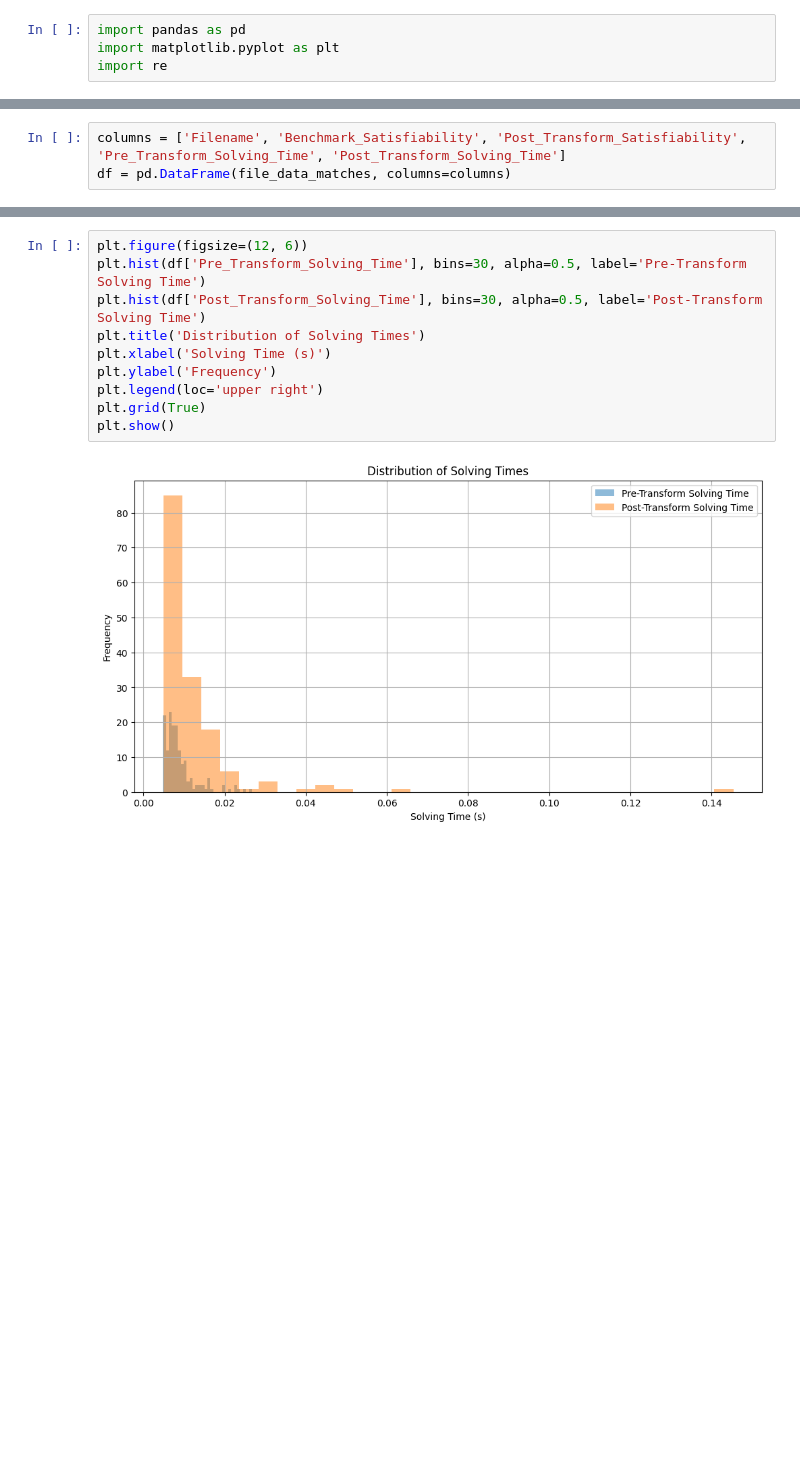
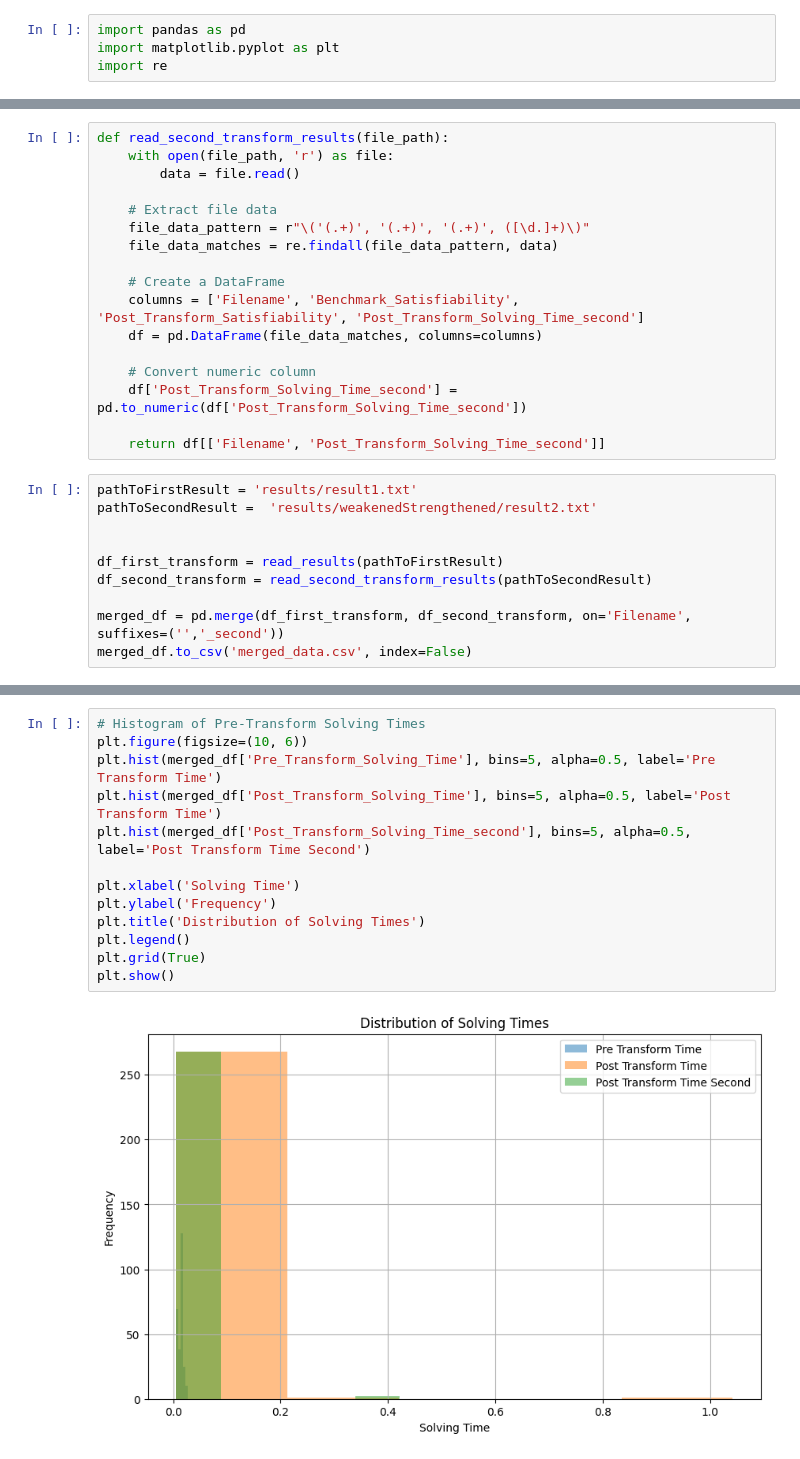
Before and after one commit to toooadi/AST_SMT_project, a Jupyter notebook: data_exploration.ipynb, the cells around one changed output, grey strips where cells are left out. Saved outputs shown, nothing was run; the diff lists cells and outputs as text; blank space fills up the shorter version.

Commit message:
data_exploration adapted

```diff
--- a/data_exploration.ipynb
+++ b/data_exploration.ipynb
@@ -18,3 +4,0 @@ file_data_matches = re.findall(file_data_pattern, data)
-# %%
-columns = ['Filename', 'Benchmark_Satisfiability', 'Post_Transform_Satisfiability', 'Pre_Transform_Solving_Time', 'Post_Transform_Solving_Time']
-df = pd.DataFrame(file_data_matches, columns=columns)
@@ -89,0 +24,27 @@ plt.show()
+# %%
+def read_second_transform_results(file_path):
+    with open(file_path, 'r') as file:
+        data = file.read()
+
+    # Extract file data
+    file_data_pattern = r"\('(.+)', '(.+)', '(.+)', ([\d.]+)\)"
+    file_data_matches = re.findall(file_data_pattern, data)
+
+    # Create a DataFrame
+    columns = ['Filename', 'Benchmark_Satisfiability', 'Post_Transform_Satisfiability', 'Post_Transform_Solving_Time_second']
+    df = pd.DataFrame(file_data_matches, columns=columns)
+
+    # Convert numeric column
+    df['Post_Transform_Solving_Time_second'] = pd.to_numeric(df['Post_Transform_Solving_Time_second'])
+
+    return df[['Filename', 'Post_Transform_Solving_Time_second']]
+# %%
+pathToFirstResult = 'results/result1.txt'
+pathToSecondResult =  'results/weakenedStrengthened/result2.txt'
+
+
+df_first_transform = read_results(pathToFirstResult)
+df_second_transform = read_second_transform_results(pathToSecondResult)
+
+merged_df = pd.merge(df_first_transform, df_second_transform, on='Filename', suffixes=('','_second'))
+merged_df.to_csv('merged_data.csv', index=False)
@@ -90,12 +66,15 @@ plt.show()
 # %%
-plt.figure(figsize=(12, 6))
-plt.hist(df['Pre_Transform_Solving_Time'], bins=30, alpha=0.5, label='Pre-Transform Solving Time')
-plt.hist(df['Post_Transform_Solving_Time'], bins=30, alpha=0.5, label='Post-Transform Solving Time')
+# Histogram of Pre-Transform Solving Times
+plt.figure(figsize=(10, 6))
+plt.hist(merged_df['Pre_Transform_Solving_Time'], bins=5, alpha=0.5, label='Pre Transform Time')
+plt.hist(merged_df['Post_Transform_Solving_Time'], bins=5, alpha=0.5, label='Post Transform Time')
+plt.hist(merged_df['Post_Transform_Solving_Time_second'], bins=5, alpha=0.5, label='Post Transform Time Second')
+
+plt.xlabel('Solving Time')
+plt.ylabel('Frequency')
 plt.title('Distribution of Solving Times')
-plt.xlabel('Solving Time (s)')
-plt.ylabel('Frequency')
-plt.legend(loc='upper right')
+plt.legend()
 plt.grid(True)
 plt.show()
 # %% [output]
-[figure, old version]
+[figure, new version]
```
Also changed, not shown: parts of 12 cells of this notebook.
